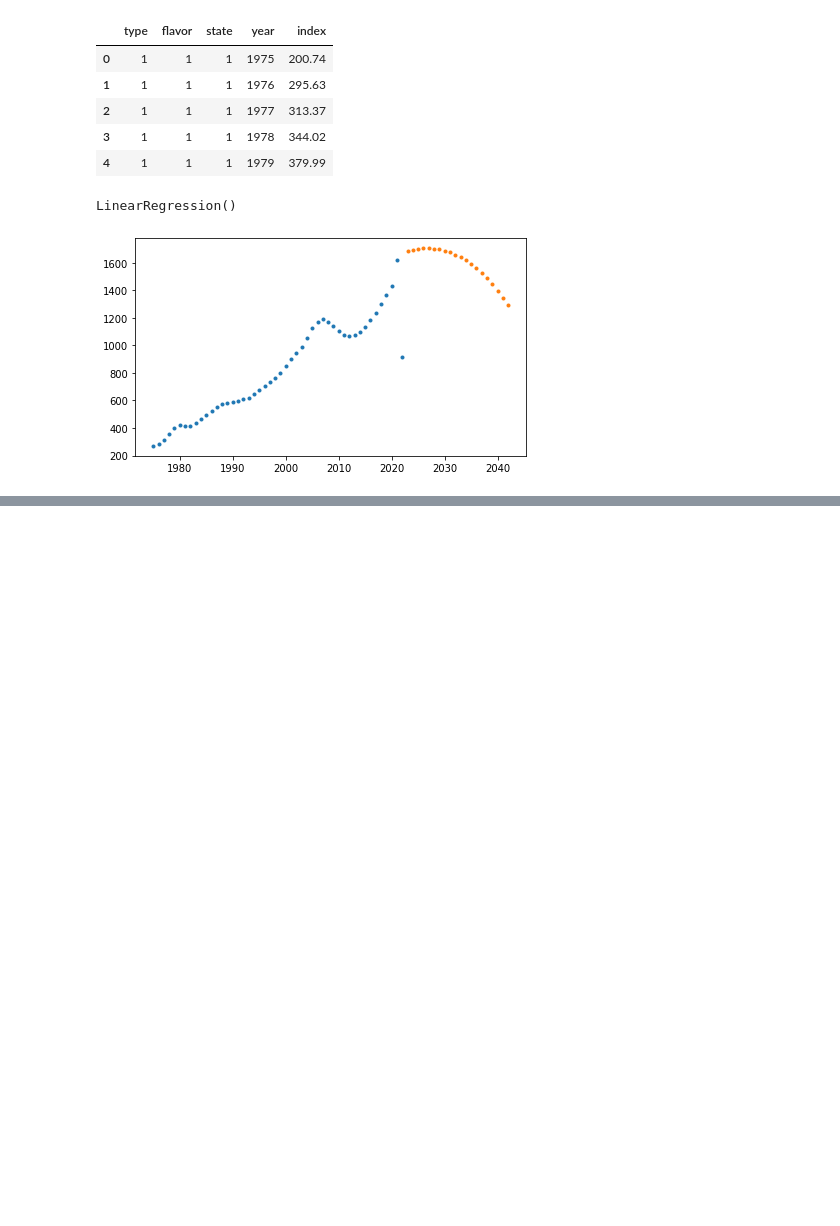
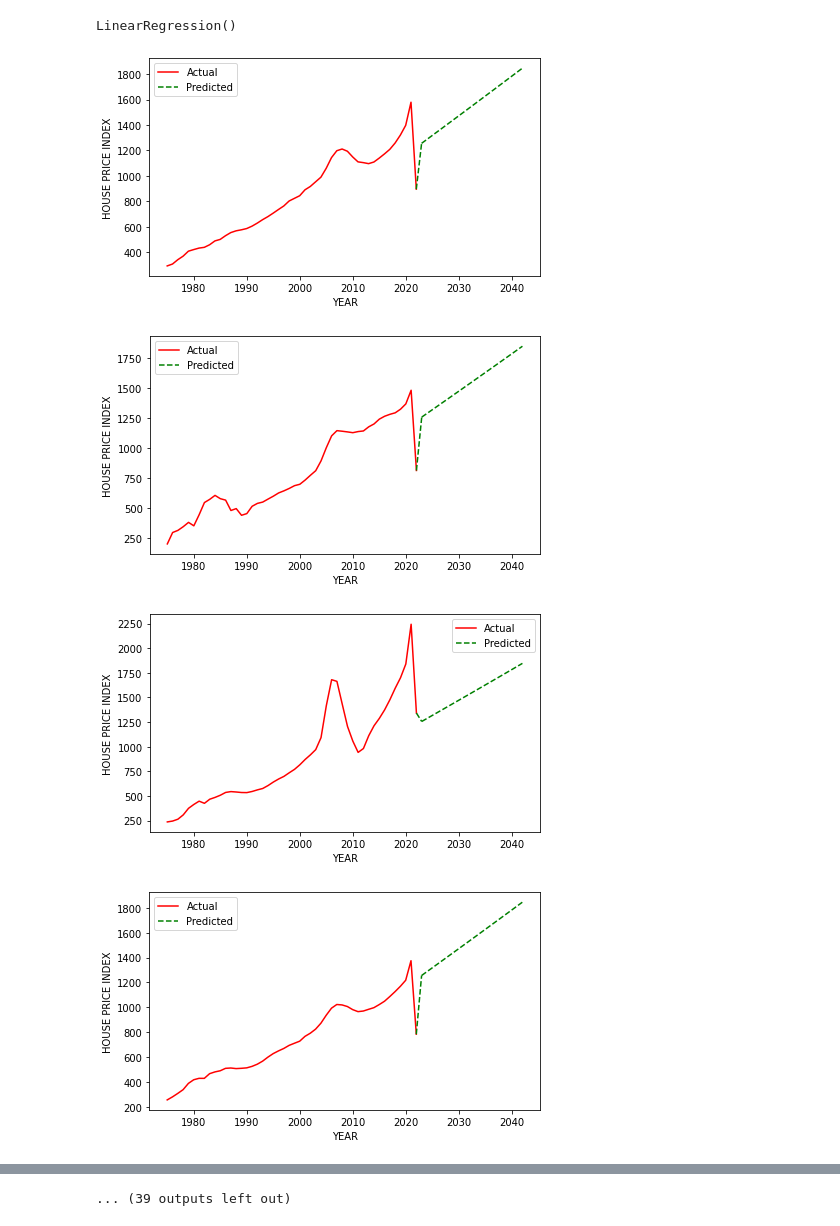
Before and after one commit to qyccc3/USHousePriceIndexVis, a Jupyter notebook: prediction.ipynb, the cells around one changed output, grey strips where cells are left out. Cells and saved outputs as stored; diff of their text form; code cells hidden in the pictures; blank space fills up the shorter version.

Commit message:
Added prediction images

```diff
--- a/prediction.ipynb
+++ b/prediction.ipynb
@@ -9,39 +9,49 @@ state_dataset = pd.read_csv("datasets/preprocessed_counties_data.csv")
-# %%
-state_dataset.head()
-# %% [output]
-|  | type | flavor | state | year | index |
-| 0 | 1 | 1 | 1 | 1975 | 200.74 |
-| 1 | 1 | 1 | 1 | 1976 | 295.63 |
-| 2 | 1 | 1 | 1 | 1977 | 313.37 |
-| 3 | 1 | 1 | 1 | 1978 | 344.02 |
-| 4 | 1 | 1 | 1 | 1979 | 379.99 |
+# %%
+state_dataset = pd.read_csv("datasets/preprocessed_counties_data.csv")
+heading_dataset = pd.read_csv("datasets/stateID.csv", index_col=0)
+heading = heading_dataset.to_dict()
+def get_key(val, dict):
+    for key, value in dict.items():
+        if val == value:
+            return key
+    return "key doesn't exist"
 # %%
 x = state_dataset[['type', 'flavor', 'state', 'year']]
 y = state_dataset['index']
+poly = PolynomialFeatures(degree=2)
+poly.fit(x)
+poly_features = poly.transform(x)
+clf = LinearRegression()
+clf.fit(poly_features, y)
+# %% [output]
+LinearRegression()
-# %%
-poly = PolynomialFeatures(degree=3)
-poly.fit(x)
-poly_features = poly.transform(x)
-clf = LinearRegression()
-clf.fit(poly_features, y)
-# %% [output]
-LinearRegression()
 # %%
-trad = state_dataset[(state_dataset['state'] == 25) & (state_dataset['type'] == 1) & (state_dataset['flavor'] == 1)]
-future = []
-for i in range(2023, 2043):
-    year = []
-    year.append(1)
-    year.append(1)
-    year.append(25)
-    year.append(i)
-    future.append(year)
-future = pd.DataFrame(future, columns=['type', 'flavor', 'state', 'year'])
-poly_pred = poly.fit_transform(future)
-future_pred = clf.predict(poly_pred)
-figure = plt.figure(figsize=(7, 4))
-plt.plot(trad['year'], trad['index'], '.')
-plt.plot(future['year'], future_pred, '.')
-plt.show()
+for state_id in tqdm(range(0, 51)):
+    trad = state_dataset[(state_dataset['state'] == state_id) & (state_dataset['type'] == 1) & (state_dataset['flavor'] == 0)]
+    future = []
+    for i in range(2023, 2043):
+        year = []
+        year.append(1)
+        year.append(1)
+        year.append(25)
+        year.append(i)
+        future.append(year)
+    future = pd.DataFrame(future, columns=['type', 'flavor', 'state', 'year'])
+    poly_pred = poly.transform(future)
+    future_pred = clf.predict(poly_pred)
+    c = pd.DataFrame(columns=['year', 'index'])
+    c['year'] = (range(2022, 2024))
+    c['index'] =[trad.iloc[-1]['index'], future_pred[0]]
+    figure = plt.figure(figsize=(7, 4))
+    sns.lineplot(x=trad['year'], y=trad['index'], color='red', label='Actual')
+    sns.lineplot(x=c['year'], y=c['index'], color='green',linestyle='dashed')
+    sns.lineplot(x=future['year'],y=future_pred, color='green', linestyle='dashed', label='Predicted')
+    plt.ylabel('HOUSE PRICE INDEX')
+    plt.xlabel('YEAR')
+    state_name = get_key(state_id, heading["ID"])
+    plt.savefig('./Prediction Figures/' + state_name + '_traditional_all-transactions' + '.png')
 # %% [output]
-[figure, old version]
+[figure, new version]
+[figure, added]
+[figure, added]
+[figure, added]
@@ -47,0 +66 @@ plt.show()
+... (39 outputs left out)
```
Also changed, not shown: parts of 4 cells of this notebook, 57 other files.
